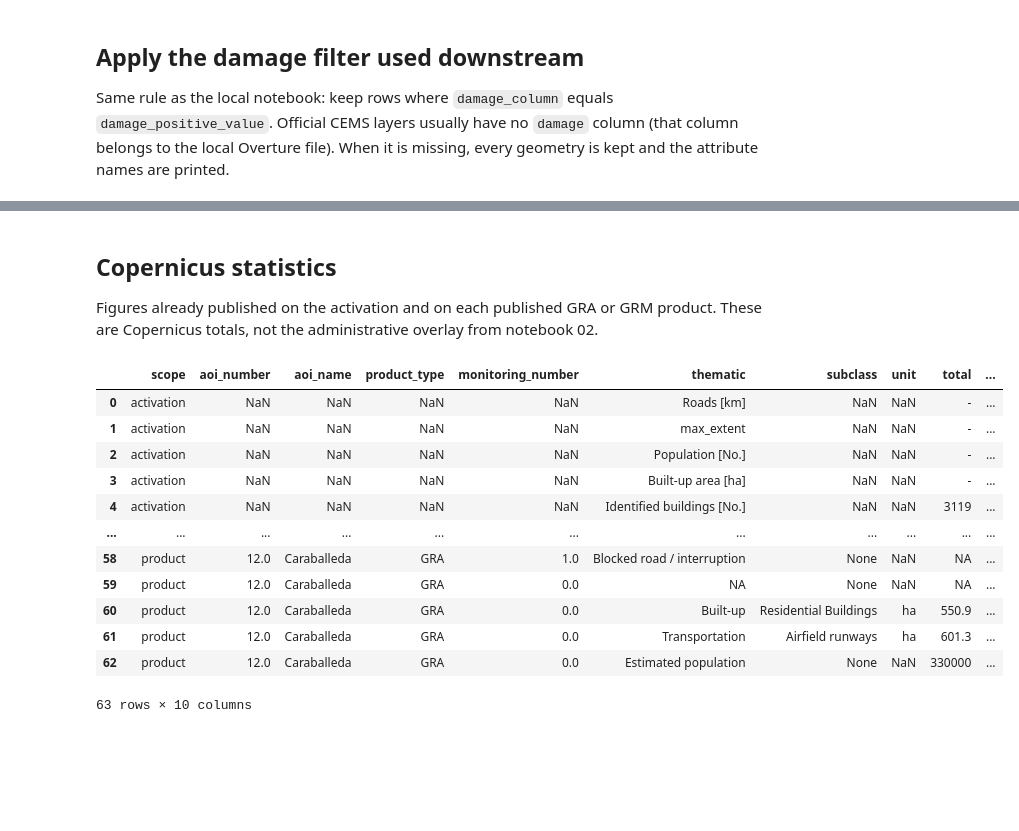
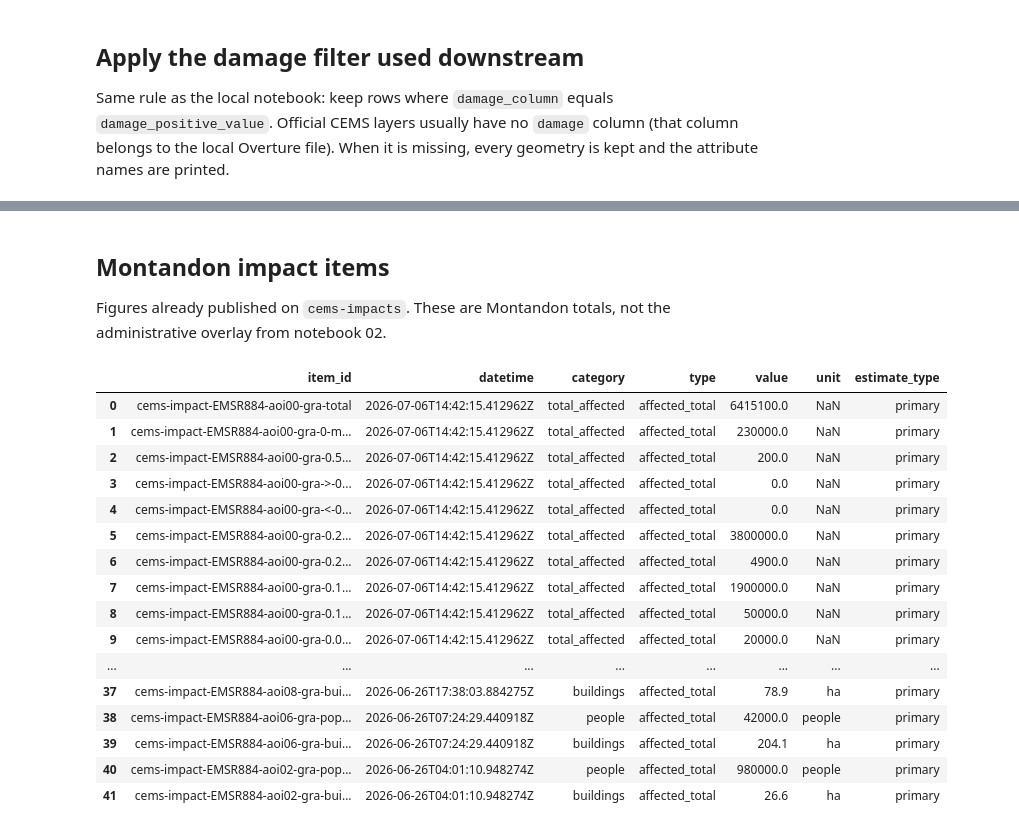
Before and after one commit to developmentseed/esa-montandon, a Jupyter notebook: deliverables/D2.4-use-cases/D2.4.2-use-case2/notebooks/01_cems_api_ingestion.ipynb, the cells around one changed output, grey strips where cells are left out. Cells and saved outputs as stored; diff of their text form; code cells hidden in the pictures; blank space fills up the shorter version.

Commit message:
fix(use-case-2): update CEMS data provider endpoints to Montandon STAC API

```diff
--- a/deliverables/D2.4-use-cases/D2.4.2-use-case2/notebooks/01_cems_api_ingestion.ipynb
+++ b/deliverables/D2.4-use-cases/D2.4.2-use-case2/notebooks/01_cems_api_ingestion.ipynb
@@ -41,0 +32,10 @@ print(activation_summary(activation))
+# %%
+from src.cems_api import event_summary, fetch_stac_activation
+
+activation = fetch_stac_activation(ACTIVATION_ID)
+print(event_summary(activation['event']))
+print({
+    'hazards': len(activation['hazards']),
+    'responses': len(activation['responses']),
+    'impacts': len(activation['impacts']),
+})
@@ -179,22 +194,26 @@ else:
 # %% [markdown]
-## Copernicus statistics
-Figures already published on the activation and on each published GRA or GRM product. These are Copernicus totals, not the administrative overlay from notebook 02.
+## Montandon impact items
+Figures already published on `cems-impacts`. These are Montandon totals, not the administrative overlay from notebook 02.
 # %%
 from src.cems_api import impact_stats_table
 
-stats = impact_stats_table(activation)
+stats = impact_stats_table(activation['impacts'])
 display(stats)
 # %% [output]
-|  | scope | aoi_number | aoi_name | product_type | monitoring_number | thematic | subclass | unit | total | ... |
-| 0 | activation | NaN | NaN | NaN | NaN | Roads [km] | NaN | NaN | - | ... |
-| 1 | activation | NaN | NaN | NaN | NaN | max_extent | NaN | NaN | - | ... |
-| 2 | activation | NaN | NaN | NaN | NaN | Population [No.] | NaN | NaN | - | ... |
-| 3 | activation | NaN | NaN | NaN | NaN | Built-up area [ha] | NaN | NaN | - | ... |
-| 4 | activation | NaN | NaN | NaN | NaN | Identified buildings [No.] | NaN | NaN | 3119 | ... |
-| ... | ... | ... | ... | ... | ... | ... | ... | ... | ... | ... |
-| 58 | product | 12.0 | Caraballeda | GRA | 1.0 | Blocked road / interruption | None | NaN | NA | ... |
-| 59 | product | 12.0 | Caraballeda | GRA | 0.0 | NA | None | NaN | NA | ... |
-| 60 | product | 12.0 | Caraballeda | GRA | 0.0 | Built-up | Residential Buildings | ha | 550.9 | ... |
-| 61 | product | 12.0 | Caraballeda | GRA | 0.0 | Transportation | Airfield runways | ha | 601.3 | ... |
-| 62 | product | 12.0 | Caraballeda | GRA | 0.0 | Estimated population | None | NaN | 330000 | ... |
+|  | item_id | datetime | category | type | value | unit | estimate_type |
+| 0 | cems-impact-EMSR884-aoi00-gra-total | 2026-07-06T14:42:15.412962Z | total_affected | affected_total | 6415100.0 | NaN | primary |
+| 1 | cems-impact-EMSR884-aoi00-gra-0-m... | 2026-07-06T14:42:15.412962Z | total_affected | affected_total | 230000.0 | NaN | primary |
+| 2 | cems-impact-EMSR884-aoi00-gra-0.5... | 2026-07-06T14:42:15.412962Z | total_affected | affected_total | 200.0 | NaN | primary |
+| 3 | cems-impact-EMSR884-aoi00-gra->-0... | 2026-07-06T14:42:15.412962Z | total_affected | affected_total | 0.0 | NaN | primary |
+| 4 | cems-impact-EMSR884-aoi00-gra-<-0... | 2026-07-06T14:42:15.412962Z | total_affected | affected_total | 0.0 | NaN | primary |
+| 5 | cems-impact-EMSR884-aoi00-gra-0.2... | 2026-07-06T14:42:15.412962Z | total_affected | affected_total | 3800000.0 | NaN | primary |
+| 6 | cems-impact-EMSR884-aoi00-gra-0.2... | 2026-07-06T14:42:15.412962Z | total_affected | affected_total | 4900.0 | NaN | primary |
+| 7 | cems-impact-EMSR884-aoi00-gra-0.1... | 2026-07-06T14:42:15.412962Z | total_affected | affected_total | 1900000.0 | NaN | primary |
+| 8 | cems-impact-EMSR884-aoi00-gra-0.1... | 2026-07-06T14:42:15.412962Z | total_affected | affected_total | 50000.0 | NaN | primary |
+| 9 | cems-impact-EMSR884-aoi00-gra-0.0... | 2026-07-06T14:42:15.412962Z | total_affected | affected_total | 20000.0 | NaN | primary |
+| ... | ... | ... | ... | ... | ... | ... | ... |
+| 37 | cems-impact-EMSR884-aoi08-gra-bui... | 2026-06-26T17:38:03.884275Z | buildings | affected_total | 78.9 | ha | primary |
+| 38 | cems-impact-EMSR884-aoi06-gra-pop... | 2026-06-26T07:24:29.440918Z | people | affected_total | 42000.0 | people | primary |
+| 39 | cems-impact-EMSR884-aoi06-gra-bui... | 2026-06-26T07:24:29.440918Z | buildings | affected_total | 204.1 | ha | primary |
+| 40 | cems-impact-EMSR884-aoi02-gra-pop... | 2026-06-26T04:01:10.948274Z | people | affected_total | 980000.0 | people | primary |
+| 41 | cems-impact-EMSR884-aoi02-gra-bui... | 2026-06-26T04:01:10.948274Z | buildings | affected_total | 26.6 | ha | primary |
-63 rows × 10 columns
```
Also changed, not shown: parts of 11 cells of this notebook, 10 other files.
